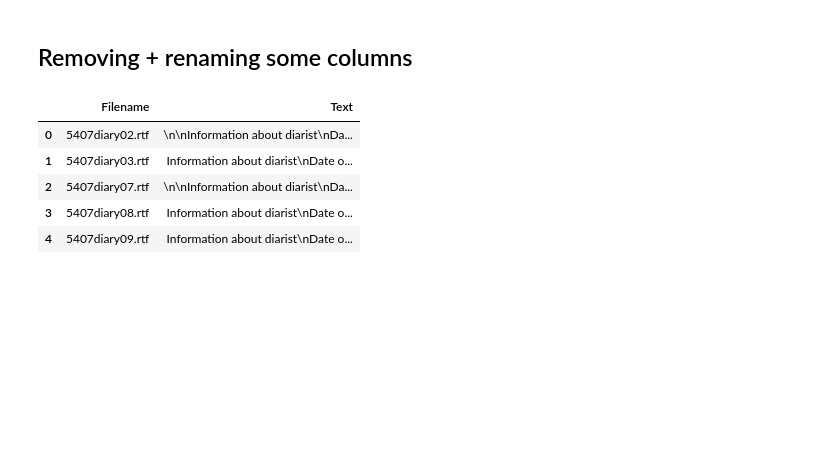
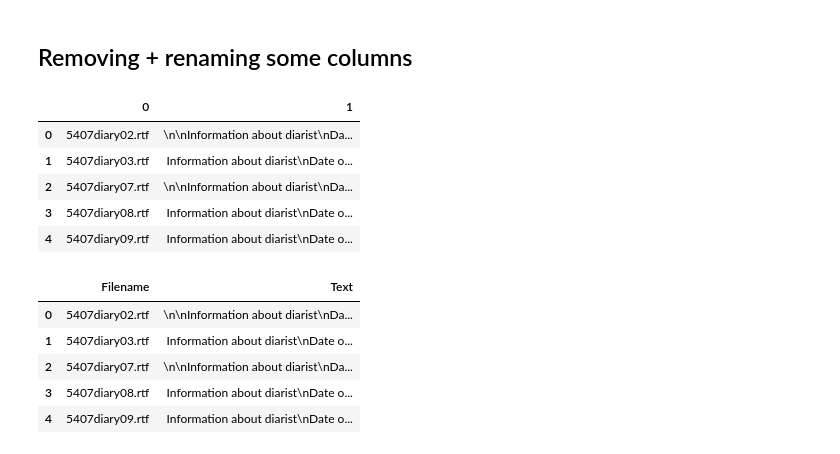
Before and after one commit to UKDataServiceOpen/Text-Mining-Health, a Jupyter notebook: Python_code/Processing.ipynb, the cells around one changed output. Cells and saved outputs as stored; diff of their text form; code cells hidden in the pictures; blank space fills up the shorter version.

```diff
--- a/Python_code/Processing.ipynb
+++ b/Python_code/Processing.ipynb
@@ -69,0 +70,9 @@ df.columns = ["Filename", "Text"]
+# %%
+df.head()
+# %% [output]
+|  | 0 | 1 |
+| 0 | 5407diary02.rtf | \n\nInformation about diarist\nDa... |
+| 1 | 5407diary03.rtf | Information about diarist\nDate o... |
+| 2 | 5407diary07.rtf | \n\nInformation about diarist\nDa... |
+| 3 | 5407diary08.rtf | Information about diarist\nDate o... |
+| 4 | 5407diary09.rtf | Information about diarist\nDate o... |
```
Also changed, not shown: parts of 22 cells of this notebook, 2 other files.
